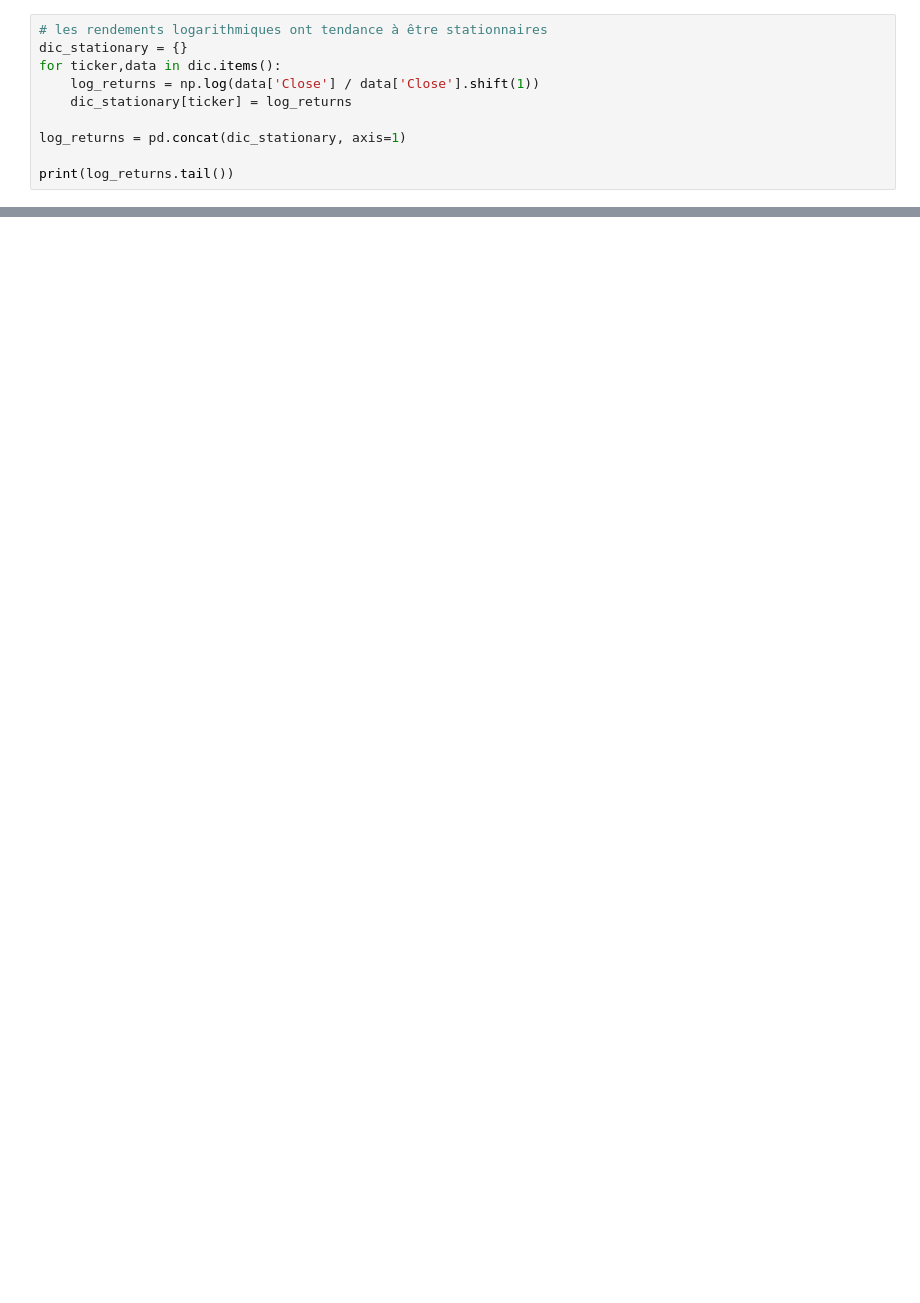
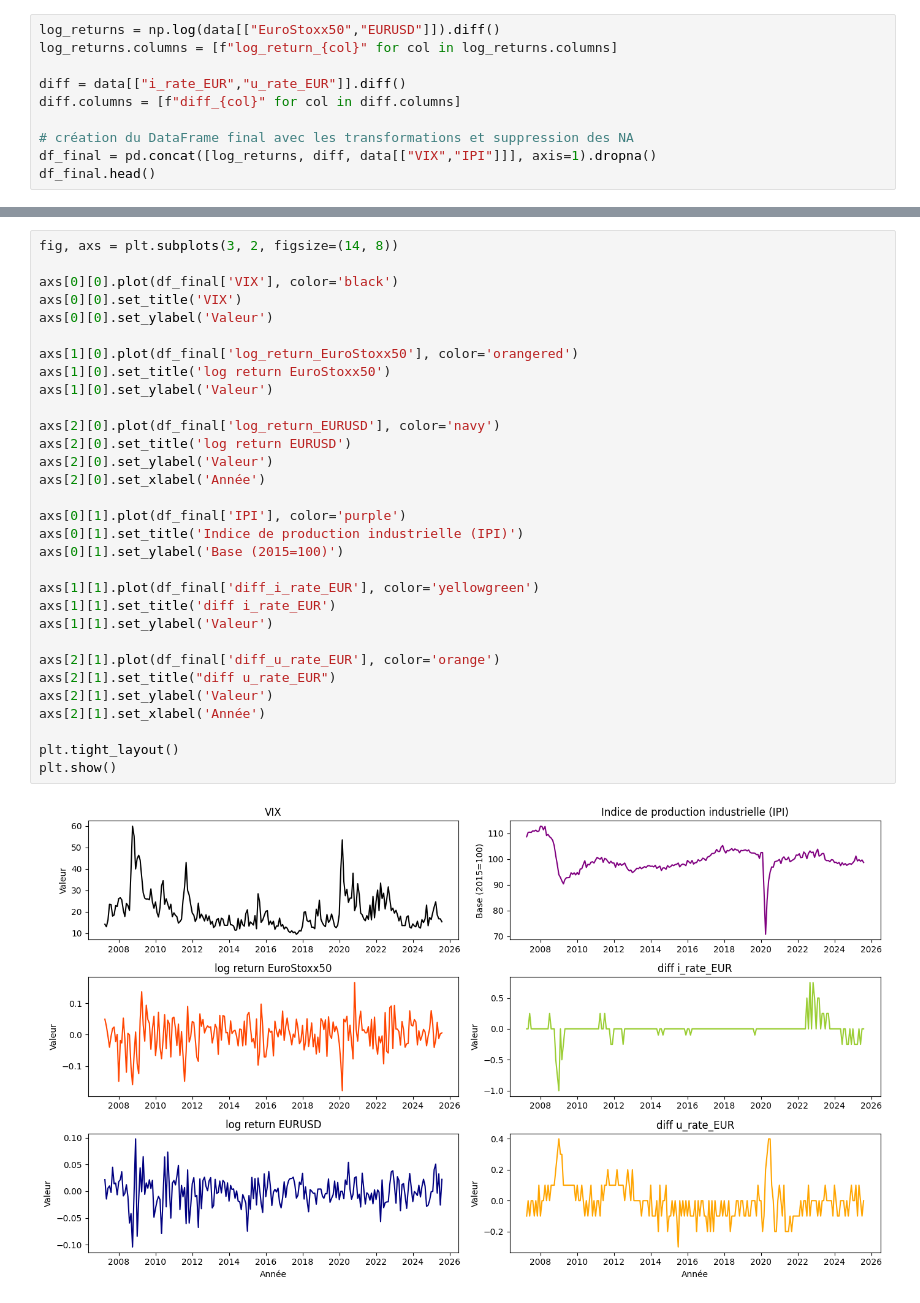
Before and after one commit to nphalier29/vix-stock-index-analysis, a Jupyter notebook: main.ipynb, the cells around one changed output, grey strips where cells are left out. Saved outputs shown, nothing was run; the diff lists cells and outputs as text; blank space fills up the shorter version.

```diff
--- a/main.ipynb
+++ b/main.ipynb
@@ -122,11 +261,11 @@ On stationnarise donc les séries.
 # %%
-# les rendements logarithmiques ont tendance à être stationnaires
-dic_stationary = {}
-for ticker,data in dic.items():
-    log_returns = np.log(data['Close'] / data['Close'].shift(1))
-    dic_stationary[ticker] = log_returns
+log_returns = np.log(data[["EuroStoxx50","EURUSD"]]).diff()
+log_returns.columns = [f"log_return_{col}" for col in log_returns.columns]
 
-log_returns = pd.concat(dic_stationary, axis=1)
+diff = data[["i_rate_EUR","u_rate_EUR"]].diff()
+diff.columns = [f"diff_{col}" for col in diff.columns]
 
-print(log_returns.tail())
+# création du DataFrame final avec les transformations et suppression des NA
+df_final = pd.concat([log_returns, diff, data[["VIX","IPI"]]], axis=1).dropna()
+df_final.head()
 # %% [output]
@@ -210,0 +298,33 @@ Critical Values:
+# %%
+fig, axs = plt.subplots(3, 2, figsize=(14, 8))
+
+axs[0][0].plot(df_final['VIX'], color='black')
+axs[0][0].set_title('VIX')
+axs[0][0].set_ylabel('Valeur')
+
+axs[1][0].plot(df_final['log_return_EuroStoxx50'], color='orangered')
+axs[1][0].set_title('log return EuroStoxx50')
+axs[1][0].set_ylabel('Valeur')
+
+axs[2][0].plot(df_final['log_return_EURUSD'], color='navy')
+axs[2][0].set_title('log return EURUSD')
+axs[2][0].set_ylabel('Valeur')
+axs[2][0].set_xlabel('Année')
+
+axs[0][1].plot(df_final['IPI'], color='purple')
+axs[0][1].set_title('Indice de production industrielle (IPI)')
+axs[0][1].set_ylabel('Base (2015=100)')
+
+axs[1][1].plot(df_final['diff_i_rate_EUR'], color='yellowgreen')
+axs[1][1].set_title('diff i_rate_EUR')
+axs[1][1].set_ylabel('Valeur')
+
+axs[2][1].plot(df_final['diff_u_rate_EUR'], color='orange')
+axs[2][1].set_title("diff u_rate_EUR")
+axs[2][1].set_ylabel('Valeur')
+axs[2][1].set_xlabel('Année')
+
+plt.tight_layout()
+plt.show()
+# %% [output]
+[figure, added]
```
Also changed, not shown: parts of 32 cells of this notebook, 7 other files.
